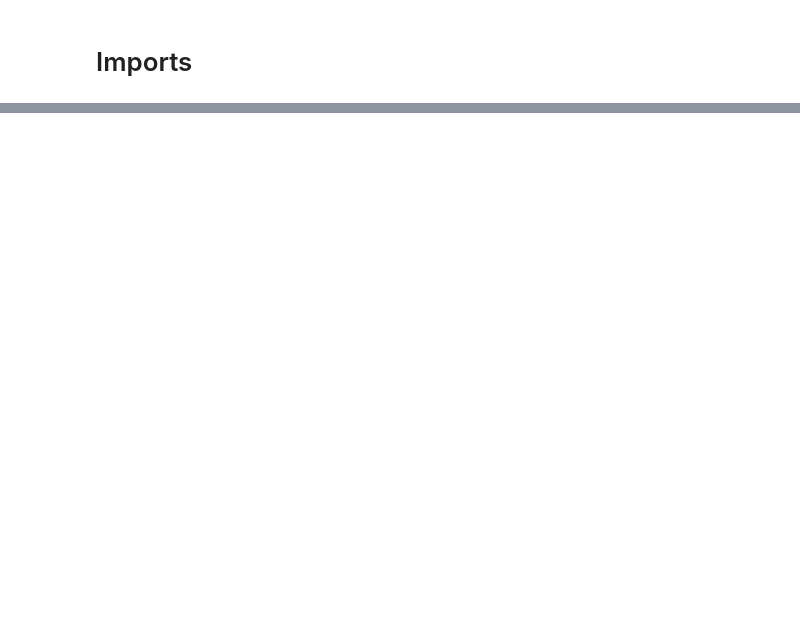
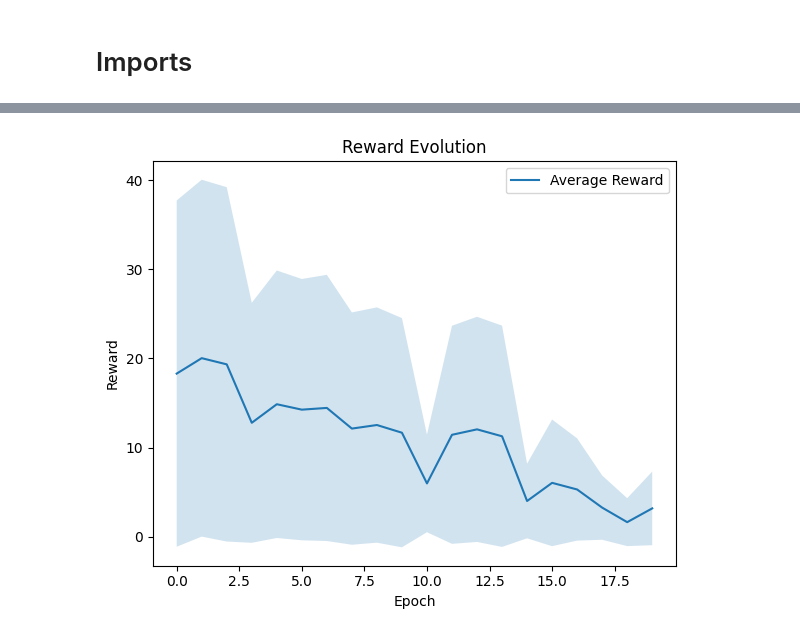
Before and after one commit to AXork99/alice-bob-eth-quantum-hackathon-2026, a Jupyter notebook: challenge_draft1.ipynb, the cells around one changed output, grey strips where cells are left out. Cells and saved outputs as stored; diff of their text form; code cells hidden in the pictures; blank space fills up the shorter version.

```diff
--- a/challenge_draft1.ipynb
+++ b/challenge_draft1.ipynb
@@ -301,0 +327,18 @@ for epoch in range(N_EPOCHS):
+# %%
+# Plotting reward
+plt.figure(figsize=(6, 5))
+plt.title("Reward Evolution")
+plt.plot(jnp.log(reward_history), label="Average Reward")
+plt.fill_between(
+    jnp.arange(N_EPOCHS),
+    jnp.log(reward_history) - jnp.log(reward_std_history),
+    jnp.log(reward_history) + jnp.log(reward_std_history),
+    alpha=0.2
+)
+plt.xlabel("Epoch")
+plt.ylabel("Reward")
+plt.legend()
+plt.tight_layout()
+plt.show()
+# %% [output]
+[figure, added]
```
Also changed, not shown: parts of 7 cells of this notebook.
